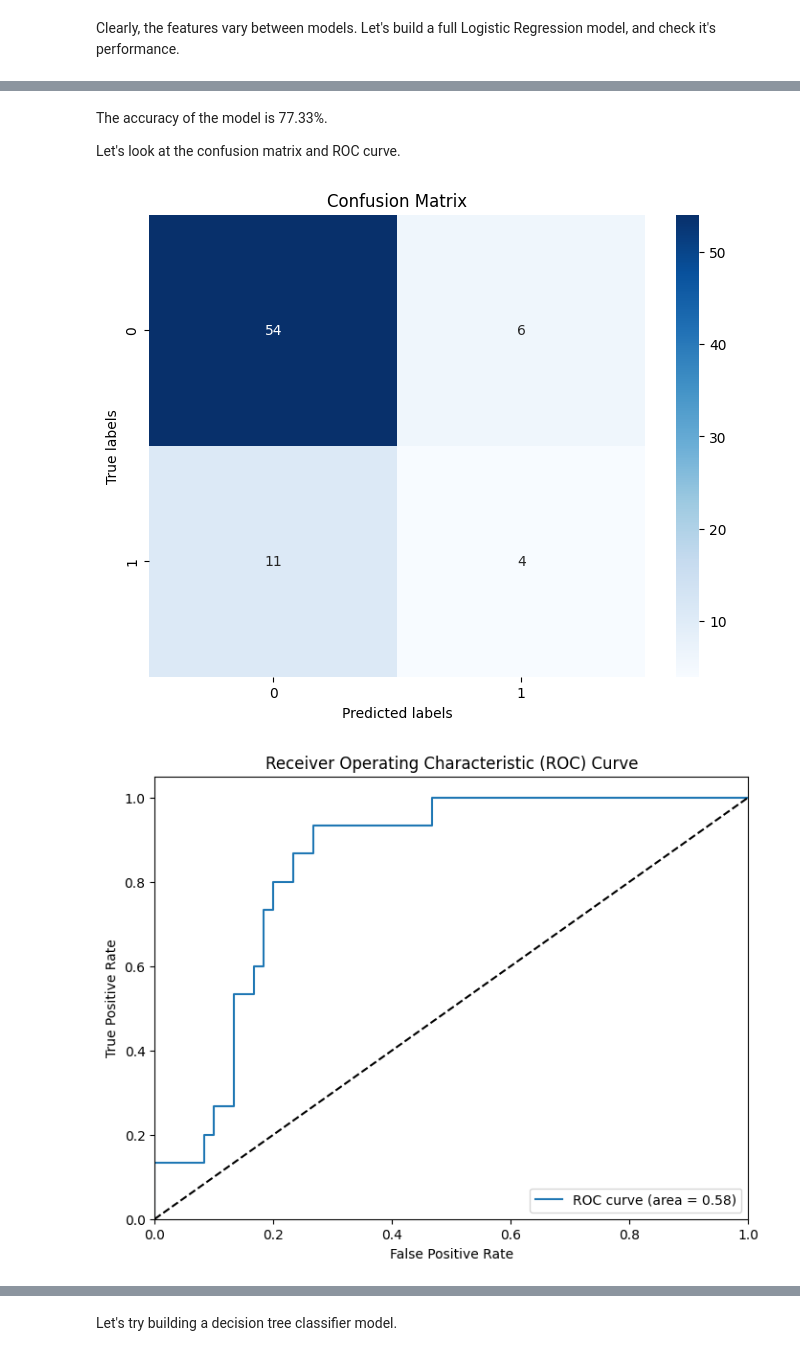
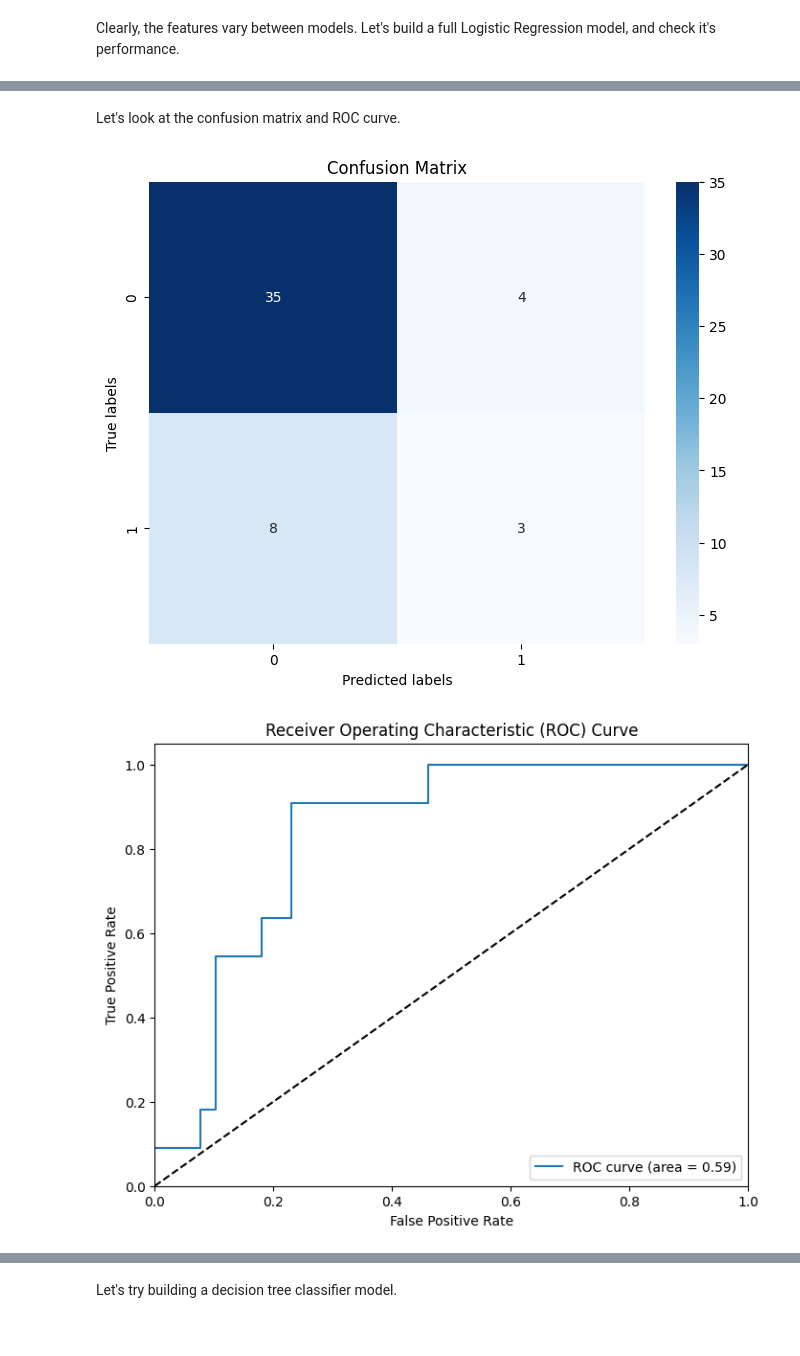
Before and after one commit to msivaswami/SML-Assignment-MS, a Jupyter notebook: MS_Analysis.ipynb, the cells around one changed output, grey strips where cells are left out. Drawn from its saved outputs; the diff is of its cells as text; code cells hidden in the pictures.

```diff
--- a/MS_Analysis.ipynb
+++ b/MS_Analysis.ipynb
@@ -491,20 +468,24 @@ Clearly, the features vary between models. Let's build a full Logistic Regressio
 from sklearn.model_selection import train_test_split
 from sklearn.linear_model import LogisticRegression
 from sklearn.metrics import accuracy_score
+from sklearn.metrics import classification_report
 
 #splitting the data into train and test
-X_train, X_test, y_train, y_test = train_test_split(X, y, test_size=0.3, random_state=1)
+X_train, X_test, y_train, y_test = train_test_split(X, y, test_size=0.2, random_state=1)
 
 #Creating a logistic regression model
-model = LogisticRegression(max_iter=1000)
+logmodel_death = LogisticRegression(max_iter=1000)
 
 #Training the model on the training data
-model.fit(X_train, y_train)
+logmodel_death.fit(X_train, y_train)
 
 #Making predictions on the test data
-y_pred = model.predict(X_test)
+y_pred = logmodel_death.predict(X_test)
 
 #Checking the accuracy of the model
 accuracy = accuracy_score(y_test, y_pred)
 print(f"Accuracy: {accuracy}")
+
+#Evaluating the model
+print(classification_report(y_test, y_pred))
 # %% [output]
@@ -512,6 +501,4 @@ Accuracy: 0.7733333333333333
 # %% [markdown]
-The accuracy of the model is 77.33%.
-
 Let's look at the confusion matrix and ROC curve.
 # %%
 #importing libraries
@@ -531,24 +518,24 @@ plt.savefig('confusion_matrix_logreg_death.png')
 
 plt.show()
 # %% [output]
-[figure, old version]
+[figure, new version]
 # %%
 # ROC Curve
-fpr, tpr, thresholds = roc_curve(y_test, model.predict_proba(X_test)[:,1])
+fpr, tpr, thresholds = roc_curve(y_test, logmodel_death.predict_proba(X_test)[:,1])
 plt.figure(figsize=(8, 6))
 plt.plot(fpr, tpr, label='ROC curve (area = %0.2f)' % roc_auc_score(y_test, y_pred))
 plt.plot([0, 1], [0, 1], 'k--')
 plt.xlim([0.0, 1.0])
 plt.ylim([0.0, 1.05])
 plt.xlabel('False Positive Rate')
 plt.ylabel('True Positive Rate')
 plt.title('Receiver Operating Characteristic (ROC) Curve')
 plt.legend(loc="lower right")
 
 #saving the plot
 plt.savefig('roc_curve_logreg_death.png')
 
 plt.show()
 # %% [output]
-[figure, old version]
+[figure, new version]
 # %% [markdown]
```
Also changed, not shown: parts of 68 cells of this notebook.
